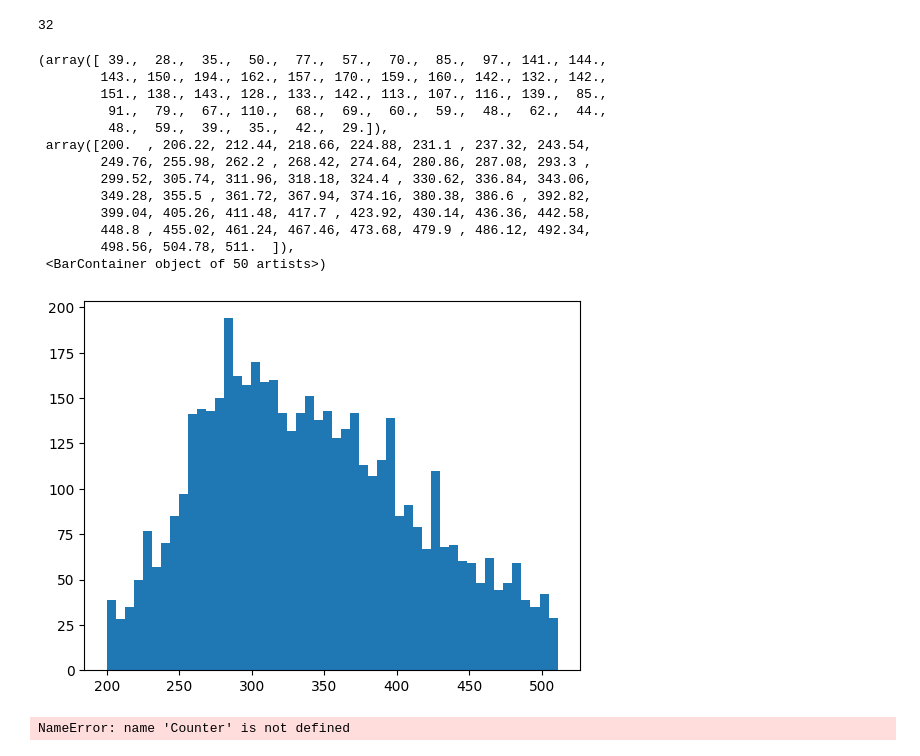
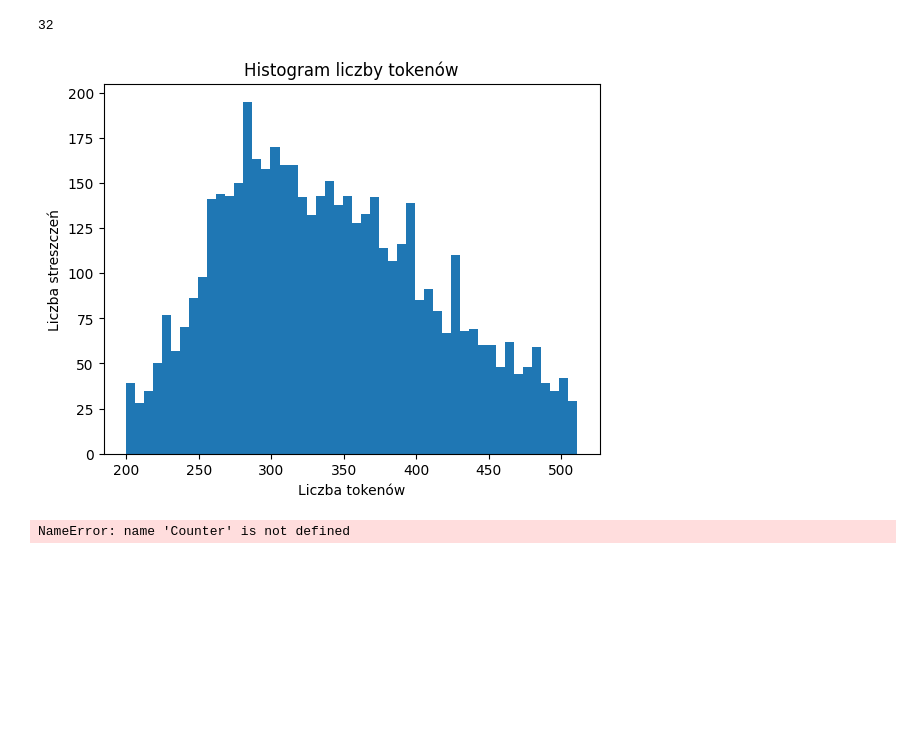
Before and after one commit to grepoz/bankruptcy-prophet, a Jupyter notebook: dataset/edgar-summary-generator.ipynb, the cells around one changed output. Saved outputs shown, nothing was run; the diff lists cells and outputs as text; code cells hidden in the pictures; blank space fills up the shorter version.

```diff
--- a/dataset/edgar-summary-generator.ipynb
+++ b/dataset/edgar-summary-generator.ipynb
@@ -465,23 +384,14 @@ len(not_processed_files_after_too_many_attempts['cik'].unique())
 # %%
 import matplotlib.pyplot as plt
 tokens_counts = [int(filename.split('_')[-1].split('.')[0]) for filename in os.listdir(summarized_mda_sections_for_eligible_companies_in_range_directory)]
 
 plt.hist(tokens_counts, bins=50)
+plt.title('Histogram liczby tokenów')
+plt.xlabel('Liczba tokenów')
+plt.ylabel('Liczba streszczeń')
+plt.show()
 # %% [output]
-(array([ 39.,  28.,  35.,  50.,  77.,  57.,  70.,  85.,  97., 141., 144.,
-        143., 150., 194., 162., 157., 170., 159., 160., 142., 132., 142.,
-        151., 138., 143., 128., 133., 142., 113., 107., 116., 139.,  85.,
-         91.,  79.,  67., 110.,  68.,  69.,  60.,  59.,  48.,  62.,  44.,
-         48.,  59.,  39.,  35.,  42.,  29.]),
- array([200.  , 206.22, 212.44, 218.66, 224.88, 231.1 , 237.32, 243.54,
-        249.76, 255.98, 262.2 , 268.42, 274.64, 280.86, 287.08, 293.3 ,
-        299.52, 305.74, 311.96, 318.18, 324.4 , 330.62, 336.84, 343.06,
-        349.28, 355.5 , 361.72, 367.94, 374.16, 380.38, 386.6 , 392.82,
-        399.04, 405.26, 411.48, 417.7 , 423.92, 430.14, 436.36, 442.58,
-        448.8 , 455.02, 461.24, 467.46, 473.68, 479.9 , 486.12, 492.34,
-        498.56, 504.78, 511.  ]),
- <BarContainer object of 50 artists>)
-[figure, old version]
+[figure, new version]
 # %%
 tokens_cnt = Counter(tokens_counts)
 # get all count below 200
```
Also changed, not shown: parts of 21 cells of this notebook, 5 other files.
